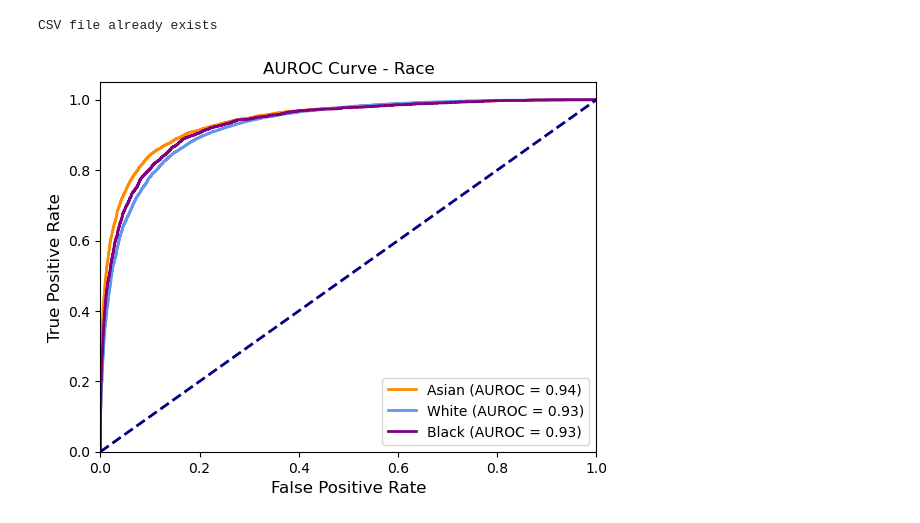
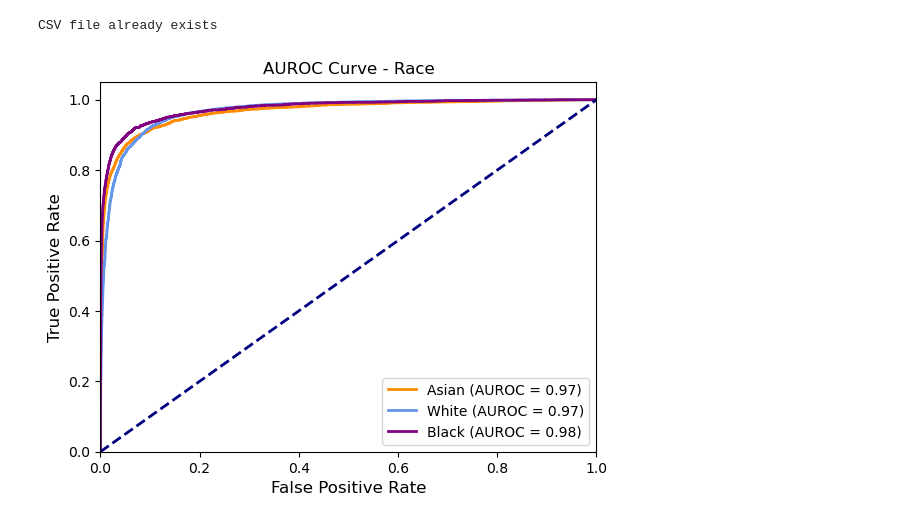
Before and after one commit to aashnapshah/xray-dl, a Jupyter notebook: chexpert-race/CheXpert_resnet34_race_detection_premade_splits_evaluate.ipynb, the cells around one changed output. Drawn from its saved outputs; the diff is of its cells as text; code cells hidden in the pictures.

Commit message:
add eval race

```diff
--- a/chexpert-race/CheXpert_resnet34_race_detection_premade_splits_evaluate.ipynb
+++ b/chexpert-race/CheXpert_resnet34_race_detection_premade_splits_evaluate.ipynb
@@ -59,8 +59,8 @@ validate_transform = transforms.Compose([
     transforms.Normalize(mean=[0.485, 0.456, 0.406], std=[0.229, 0.224, 0.225])  # Normalize with ImageNet stats
 ])
 
-test_dataset = DatasetGenerator('test_df.csv', '../', 'race', transform=validate_transform)
-pathModel = 'models/CHEXPERT_RACE_RESNET34_PY_20230904-162526_epoch:000_val_loss:0.82.pth.tar'
+test_dataset = DatasetGenerator('test_df.csv', '../data/', 'race', transform=validate_transform)
+pathModel = 'models/CHEXPERT_RACE_RESNET34_PY_20230905-143859_epoch:010_val_loss:0.20.pth.tar'
 checkpoint = torch.load(pathModel)
 
 model = resnet34(pretrained=True)
@@ -94,11 +94,11 @@ def parse_predictions(predictions_str):
     # Remove brackets and split the string, then convert to floats
     return [float(val) for val in predictions_str.strip('[]').split()]
 # %%
-csv_file_path = 'predictions/CHEXPERT_RACE_RESNET34_PY_20230904-183720_epoch:001_val_loss:0.37_test_preds.csv'
+csv_file_path = 'predictions/CHEXPERT_RACE_RESNET34_PY_20230905-143859_epoch:010_val_loss:0.20_test_pred.csv'
 if os.path.exists(csv_file_path):
     print('CSV file already exists')
     # Apply the custom function to convert the 'Predictions' column
-    df_race = pd.read_csv('predictions/CHEXPERT_RACE_RESNET34_PY_20230904-183720_epoch:001_val_loss:0.37_test_preds.csv')
+    df_race = pd.read_csv(csv_file_path)
     df_race['Predictions'] = df_race['Predictions'].apply(parse_predictions)
 else:
     test_loader = DataLoader(dataset=test_dataset, batch_size=256, num_workers=5, shuffle=False, pin_memory=True)
@@ -117,7 +117,7 @@ else:
             outputs = model(inputs)
 
             probs = torch.nn.functional.sigmoid(outputs)
-            predicted_classes = (probs > 0.5).float()  # Convert to binary predictions (0 or
+            predicted_classes = torch.argmax(probs, dim=1)
 
             val_total += labels.size(0)
             val_correct += torch.sum(predicted_classes==labels).item()
@@ -140,7 +140,7 @@ else:
     df = pd.DataFrame(data)
 
     # Specify the CSV file path
-    csv_file_path = pathModel.split('sex/models/')[1].split('.pth.tar')[0] + '_test_pred.csv'
+    csv_file_path = 'predictions/CHEXPERT_RACE_RESNET34_PY_20230905-143859_epoch:010_val_loss:0.20_test_pred.csv'
     # Save the DataFrame to a CSV file
     df.to_csv(csv_file_path, index=False)
 # %% [output]
@@ -164,34 +164,34 @@ def plot_roc_curve(predictions, targets, title):
     roc_auc = dict()
     if n_classes > 1:
         for i in range(n_classes):
             fpr[i], tpr[i], _ = roc_curve(targets_[:, i], predictions[:, i])
             roc_auc[i] = auc(fpr[i], tpr[i])
 
         # Plot ROC curves for each class
         plt.figure()
         colors = ['darkorange', 'cornflowerblue', 'purple']  # Add more colors if needed
         classes = ['Asian', 'White', 'Black']
         for i, color in zip(range(n_classes), colors):
             plt.plot(fpr[i], tpr[i], color=color, lw=2, label=f'{classes[i]} (AUROC = {roc_auc[i]:.2f})')
     else:
-        targets = np.array(df_sex['Target'])
+        targets = np.array(df['Target'])
         # Flatten the 'Predictions' column and convert it to a numpy array
-        predictions = np.concatenate(df_sex['Predictions']).astype(float)
+        predictions = np.concatenate(df['Predictions']).astype(float)
         fpr, tpr, _ = roc_curve(targets, predictions)
         roc_auc = auc(fpr, tpr)
         plt.plot(fpr, tpr, color='darkorange', lw=2, label=f'AUROC = {roc_auc:.2f}')
 
     plt.plot([0, 1], [0, 1], color='navy', lw=2, linestyle='--')
     plt.xlim([0.0, 1.0])
     plt.ylim([0.0, 1.05])
     plt.xlabel('False Positive Rate', fontsize = 12)
     plt.ylabel('True Positive Rate',  fontsize = 12)
     plt.title(title)
     plt.legend(loc="lower right")
     plt.show()
 
 # Plot AUROC curves for each dataframe
 # For df_race, you don't need to convert it to binary
-plot_roc_curve(np.array(df_race['Predictions'].tolist()), df_race['Target'], "AUROC Curve - Race")
+plot_roc_curve(np.array(df['Predictions'].tolist()), df['Target'], "AUROC Curve - Race")
 # %% [output]
-[figure, old version]
+[figure, new version]
```
